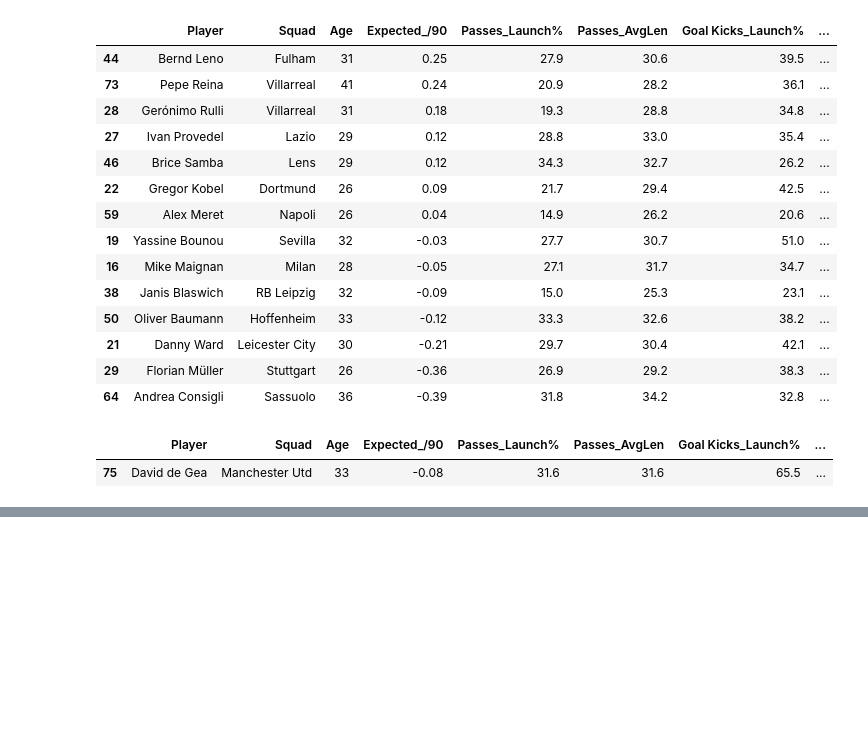
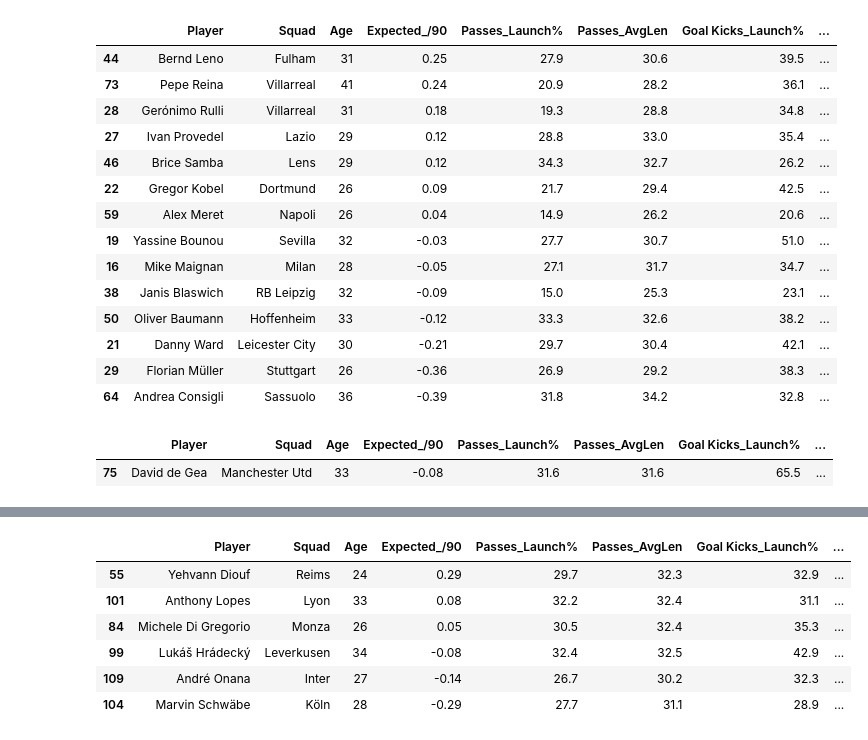
Before and after one commit to scunden/playmaking-gk-analysis, a Jupyter notebook: analysis.ipynb, the cells around one changed output, grey strips where cells are left out. Cells and saved outputs as stored; diff of their text form; code cells hidden in the pictures; blank space fills up the shorter version.

```diff
--- a/analysis.ipynb
+++ b/analysis.ipynb
@@ -332,0 +355,10 @@ df_ms.loc[df_ms.Player=='Alex Meret']
+# %%
+# based on eye balling best passers within that cluster
+second_best_cluster_targets = [
+ 'Yehvann Diouf',
+ 'Michele Di Gregorio',
+ 'Lukáš Hrádecký',
+ 'Anthony Lopes',
+ 'Marvin Schwäbe',
+ 'André Onana'
+ ]
@@ -332,0 +370,10 @@ df_ms.loc[df_ms.Player=='Alex Meret']
+# %%
+df.loc[df.Player.isin(second_best_cluster_targets)][['Player','Squad','Age','Expected_/90']+metrics].sort_values(['Expected_/90'], ascending=False)
+# %% [output]
+|  | Player | Squad | Age | Expected_/90 | Passes_Launch% | Passes_AvgLen | Goal Kicks_Launch% | ... |
+| 55 | Yehvann Diouf | Reims | 24 | 0.29 | 29.7 | 32.3 | 32.9 | ... |
+| 101 | Anthony Lopes | Lyon | 33 | 0.08 | 32.2 | 32.4 | 31.1 | ... |
+| 84 | Michele Di Gregorio | Monza | 26 | 0.05 | 30.5 | 32.4 | 35.3 | ... |
+| 99 | Lukáš Hrádecký | Leverkusen | 34 | -0.08 | 32.4 | 32.5 | 42.9 | ... |
+| 109 | André Onana | Inter | 27 | -0.14 | 26.7 | 30.2 | 32.3 | ... |
+| 104 | Marvin Schwäbe | Köln | 28 | -0.29 | 27.7 | 31.1 | 28.9 | ... |
```
Also changed, not shown: parts of 9 cells of this notebook.
